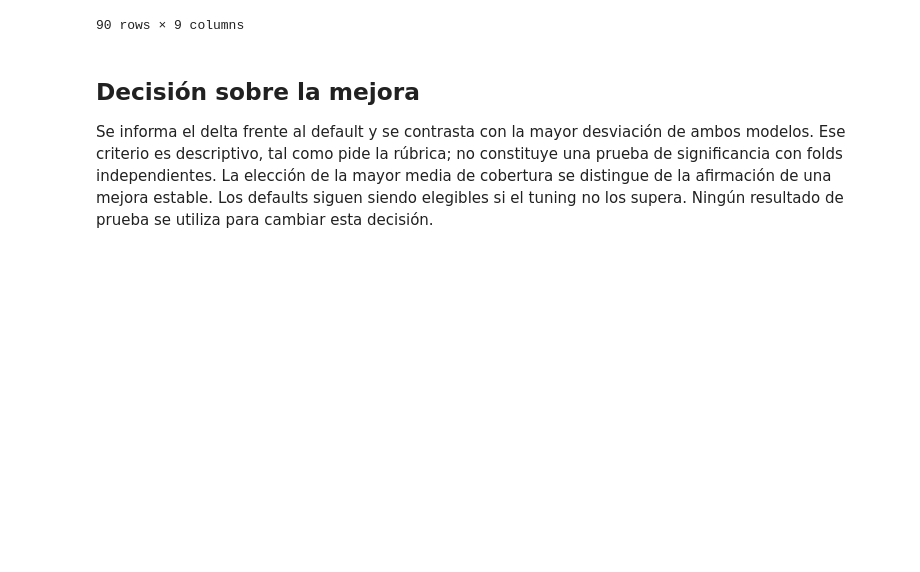
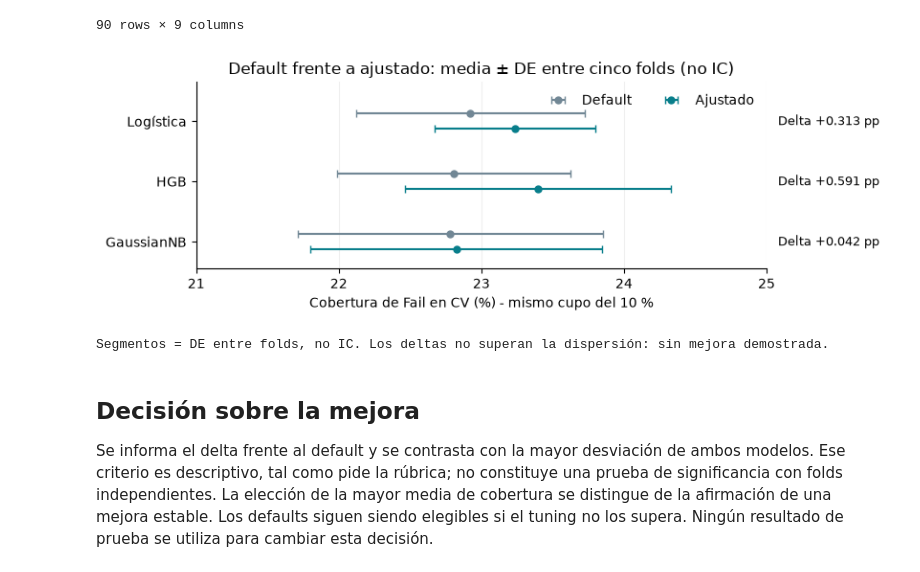
Before and after one commit to wilmerpuerta/data-science-end-to-end, a Jupyter notebook: pset-03/v2/notebooks/04_tuning.ipynb, the cells around one changed output. Drawn from its saved outputs; the diff is of its cells as text; code cells hidden in the pictures; blank space fills up the shorter version.

Commit message:
Cerrar gráfico de tuning en memo de seis páginas y notebook ejecutado; verificar 21 controles

```diff
--- a/pset-03/v2/notebooks/04_tuning.ipynb
+++ b/pset-03/v2/notebooks/04_tuning.ipynb
@@ -95,6 +95,20 @@ display(trials_table[['family','config_index','cv_coverage_mean','cv_coverage_st
 | 22 | lineal | 22 | 0.227280 | 0.007485 | 0.555389 | 0.571925 | ... |
 | 16 | lineal | 16 | 0.227276 | 0.007087 | 0.555631 | 0.572578 | ... |
 90 rows × 9 columns
+# %%
+sys.path.insert(0, str(ROOT/'scripts'))
+from figura_tuning import resumen_tuning, figura_matplotlib
+import matplotlib.pyplot as plt
+plot_rows = resumen_tuning(ROOT)
+figure = figura_matplotlib(plot_rows)
+figure.savefig(ROOT/'docs/tuning/default_vs_ajustado.svg', bbox_inches='tight')
+figure.savefig(ROOT/'docs/tuning/default_vs_ajustado.png', dpi=300, bbox_inches='tight')
+display(figure)
+plt.close(figure)
+print('Segmentos = DE entre folds, no IC. Los deltas no superan la dispersión: sin mejora demostrada.')
+# %% [output]
+[figure, added]
+Segmentos = DE entre folds, no IC. Los deltas no superan la dispersión: sin mejora demostrada.
 # %% [markdown]
 ## Decisión sobre la mejora
 
```
Also changed, not shown: 11 other files.
